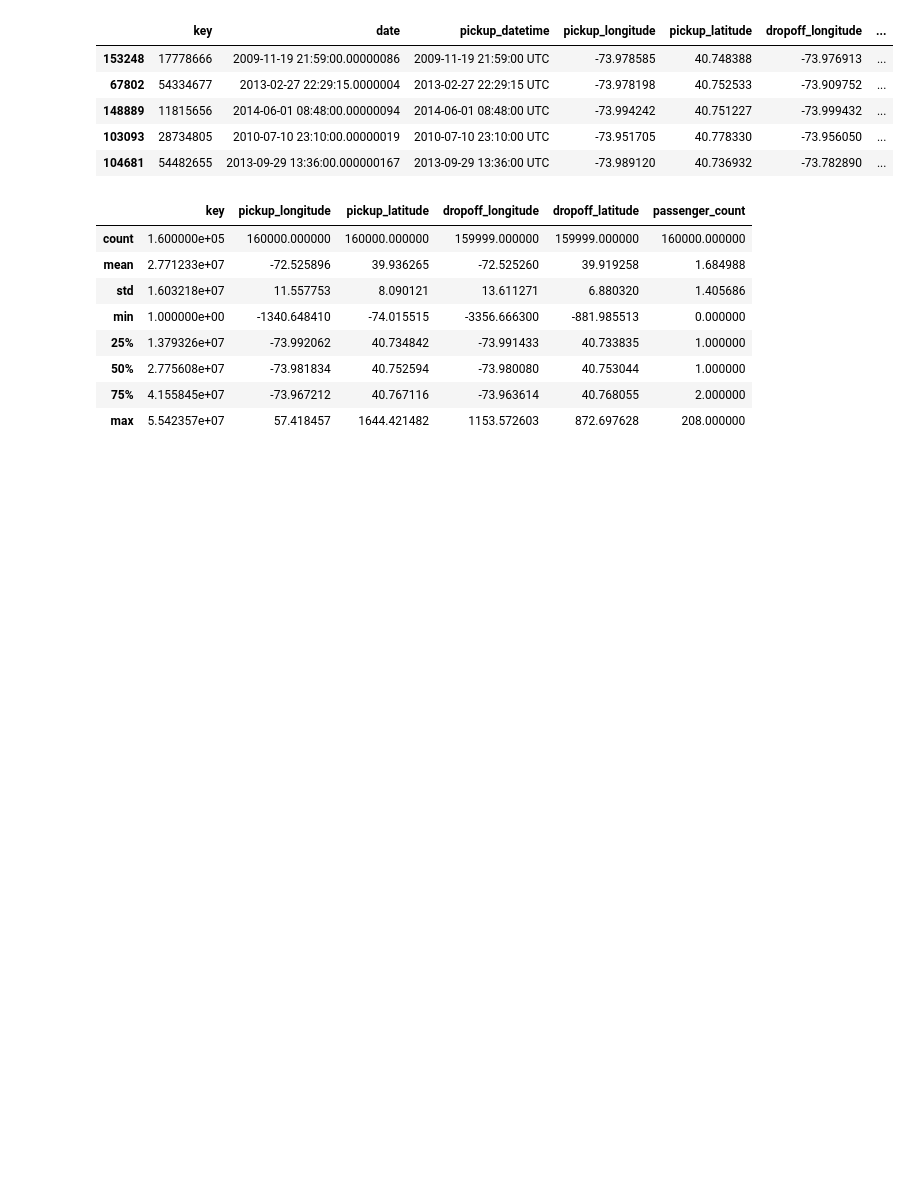
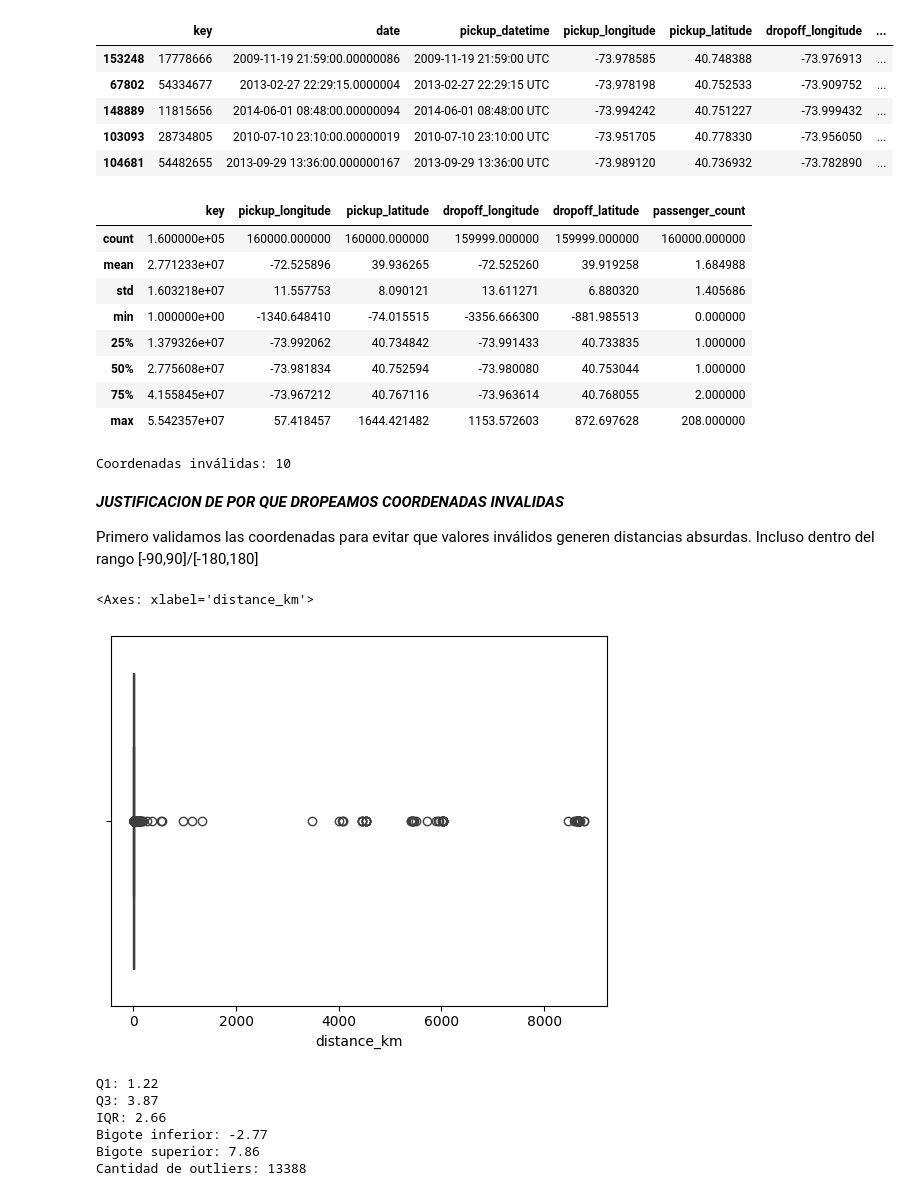
Before and after one commit to Flormezzano/TP-Regresion-AA1-2025C2-Mezzano-P-rez-Tapia, a Jupyter notebook: TP-Regresion-AA1-2025C2-Mezzano-Pérez-Tapia.ipynb, the cells around one changed output. Saved outputs shown, nothing was run; the diff lists cells and outputs as text; code cells hidden in the pictures; blank space fills up the shorter version.

```diff
--- a/TP-Regresion-AA1-2025C2-Mezzano-Pérez-Tapia.ipynb
+++ b/TP-Regresion-AA1-2025C2-Mezzano-Pérez-Tapia.ipynb
@@ -111,3 +96,77 @@ X_train.describe()
 | 50% | 2.775608e+07 | -73.981834 | 40.752594 | -73.980080 | 40.753044 | 1.000000 |
 | 75% | 4.155845e+07 | -73.967212 | 40.767116 | -73.963614 | 40.768055 | 2.000000 |
 | max | 5.542357e+07 | 57.418457 | 1644.421482 | 1153.572603 | 872.697628 | 208.000000 |
+# %%
+coord = (
+    X_train['pickup_latitude'].between(-90, 90) &
+    X_train['dropoff_latitude'].between(-90, 90) &
+    X_train['pickup_longitude'].between(-180, 180) &
+    X_train['dropoff_longitude'].between(-180, 180)
+)
+print("Coordenadas inválidas:", (~coord).sum())
+# %% [output]
+Coordenadas inválidas: 10
+# %% [markdown]
+***JUSTIFICACION DE POR QUE DROPEAMOS COORDENADAS INVALIDAS***
+
+Primero validamos las coordenadas para evitar que valores inválidos generen distancias absurdas. Incluso dentro del rango [-90,90]/[-180,180]
+# %%
+def haversine_km(lat1, lon1, lat2, lon2):
+    # retorna distancia en kilómetros (vectorizado)
+    R = 6371.0
+    lat1, lon1, lat2, lon2 = map(np.radians, (lat1, lon1, lat2, lon2))
+    dlat = lat2 - lat1
+    dlon = lon2 - lon1
+    a = np.sin(dlat/2)**2 + np.cos(lat1) * np.cos(lat2) * np.sin(dlon/2)**2
+    c = 2 * np.arcsin(np.sqrt(a))
+    return R * c
+
+
+X_train_copy = X_train[coord].copy()
+
+X_train_copy['distance_km'] = haversine_km(
+    X_train_copy['pickup_latitude'], X_train_copy['pickup_longitude'],
+    X_train_copy['dropoff_latitude'], X_train_copy['dropoff_longitude']
+)
+
+X_train_copy['distance_km'].describe()
+sns.boxplot(x=X_train_copy['distance_km'])
+# %% [output]
+<Axes: xlabel='distance_km'>
+[figure, added]
+# %%
+
+# --- Seleccionamos la columna ---
+distancias = X_train_copy["distance_km"]
+
+# --- Cuartiles ---
+Q1 = np.percentile(distancias, 25)
+Q3 = np.percentile(distancias, 75)
+
+# --- Rango intercuartílico (IQR) ---
+IQR = Q3 - Q1
+
+# --- Bigotes ---
+bigote_inferior = Q1 - 1.5 * IQR
+bigote_superior = Q3 + 1.5 * IQR
+
+# --- Resultados ---
+print(f"Q1: {Q1:.2f}")
+print(f"Q3: {Q3:.2f}")
+print(f"IQR: {IQR:.2f}")
+print(f"Bigote inferior: {bigote_inferior:.2f}")
+print(f"Bigote superior: {bigote_superior:.2f}")
+
+# --- Opcional: detectar outliers ---
+outliers = distancias[(distancias > bigote_superior)]
+print(f"Cantidad de outliers: {len(outliers)}")
+
+
+### Determinar que rango de km vamos a considerar como outliers¿¿¿¿
+# %% [output]
+Q1: 1.22
+Q3: 3.87
+IQR: 2.66
+Bigote inferior: -2.77
+Bigote superior: 7.86
+Cantidad de outliers: 13388
```
Also changed, not shown: parts of 7 cells of this notebook, 1 other file.
